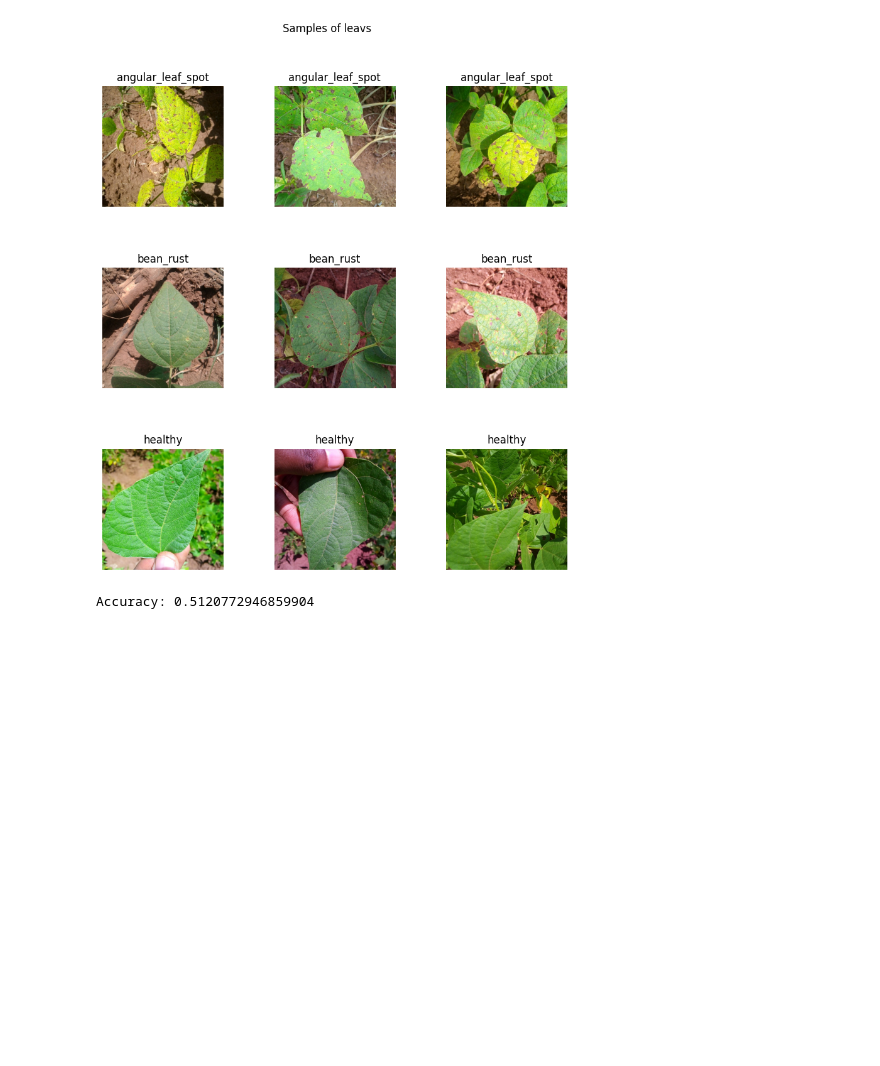
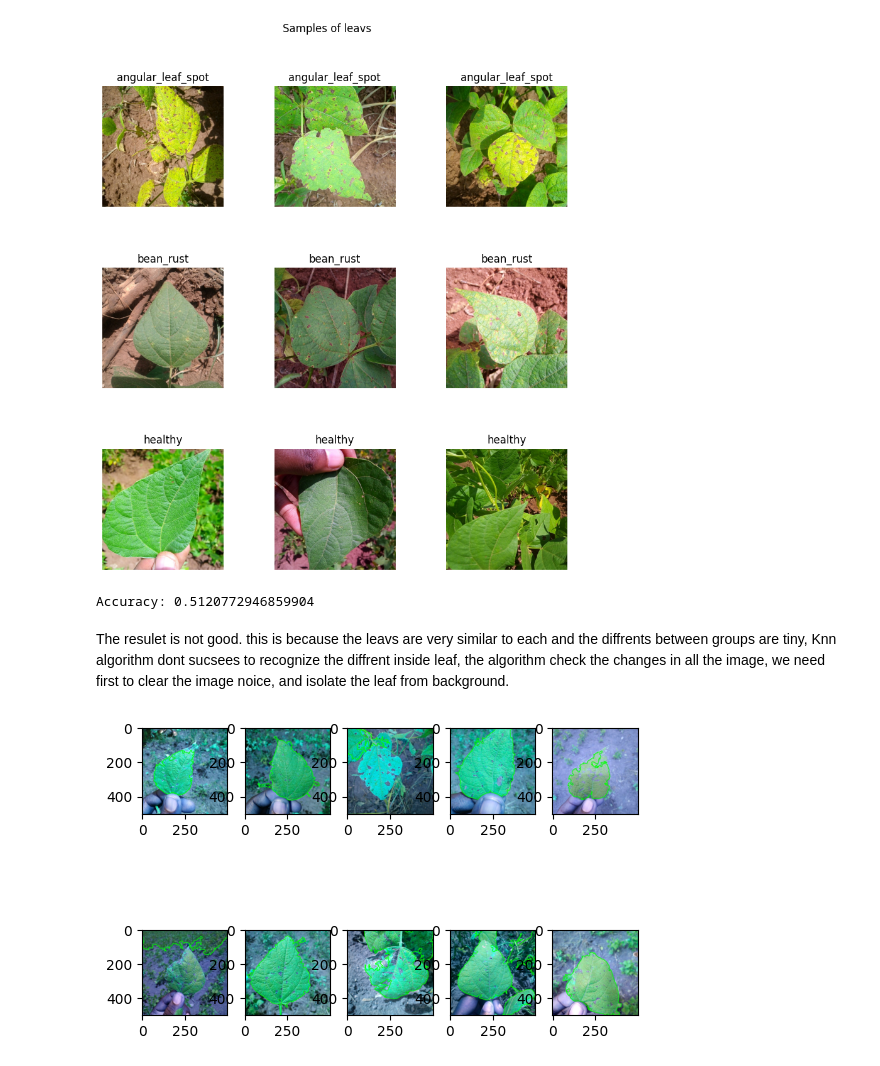
Before and after one commit to lotem85/beans-dataset-classification, a Jupyter notebook: knn.ipynb, the cells around one changed output. Cells and saved outputs as stored; diff of their text form; code cells hidden in the pictures; blank space fills up the shorter version.

```diff
--- a/knn.ipynb
+++ b/knn.ipynb
@@ -110,3 +110,53 @@ accuracy = accuracy_score(y_test, y_pred)
 print("Accuracy:", accuracy)
 # %% [output]
 Accuracy: 0.5120772946859904
+# %% [markdown]
+The resulet is not good. this is because the leavs are very similar to each and the diffrents between groups are tiny, Knn algorithm dont sucsees to recognize the diffrent inside leaf,
+the algorithm check the changes in all the image, we need first to clear the image noice, and isolate the leaf from background.
+# %%
+import cv2
+def identifyLeaf(imagePath):
+    image = cv2.imread(imagePath)
+    # Convert BGR to HSV
+    hsv = cv2.cvtColor(image, cv2.COLOR_BGR2HSV)
+
+    # Define range of green color in HSV
+    lower_green = np.array([35, 50, 50])
+    upper_green = np.array([85, 255, 255])
+
+    # Threshold the HSV image to get only green colors
+    mask = cv2.inRange(hsv, lower_green, upper_green)
+
+    # Bitwise-AND mask and original image
+    green_object = cv2.bitwise_and(image, image, mask=mask)
+
+    # Find contours
+    contours, _ = cv2.findContours(mask, cv2.RETR_EXTERNAL, cv2.CHAIN_APPROX_SIMPLE)
+
+    # Find the largest contour (main object)
+    main_contour = max(contours, key=cv2.contourArea)
+
+    # Draw the contour of the main object
+    cv2.drawContours(image, [main_contour], -1, (0, 255, 0), 2)
+    return image
+
+onlyLeavsImages = []
+for label, beansImagesByLabel in beansImages.items():
+    for beanImage in beansImagesByLabel[:10]:
+        onlyLeavsImages.append(identifyLeaf(beanImage))
+# Load the image
+f, axarr = plt.subplots(2,5)
+#for beanLeafImage in onlyLeavsImages[:10]:
+axarr[0,0].imshow(onlyLeavsImages[0])
+axarr[0,1].imshow(onlyLeavsImages[1])
+axarr[0,2].imshow(onlyLeavsImages[2])
+axarr[0,3].imshow(onlyLeavsImages[3])
+axarr[0,4].imshow(onlyLeavsImages[4])
+axarr[1,0].imshow(onlyLeavsImages[5])
+axarr[1,1].imshow(onlyLeavsImages[6])
+axarr[1,2].imshow(onlyLeavsImages[7])
+axarr[1,3].imshow(onlyLeavsImages[8])
+axarr[1,4].imshow(onlyLeavsImages[9])
+plt.show()
+# %% [output]
+[figure, added]
```
